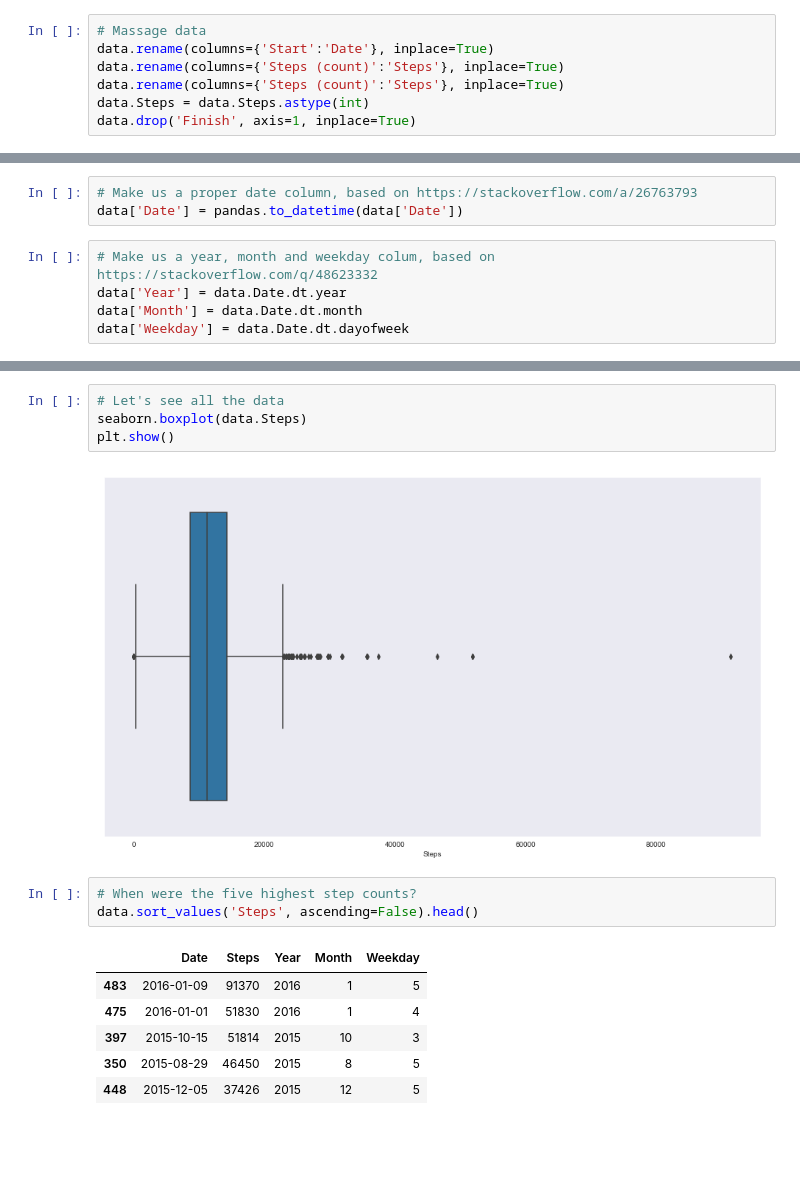
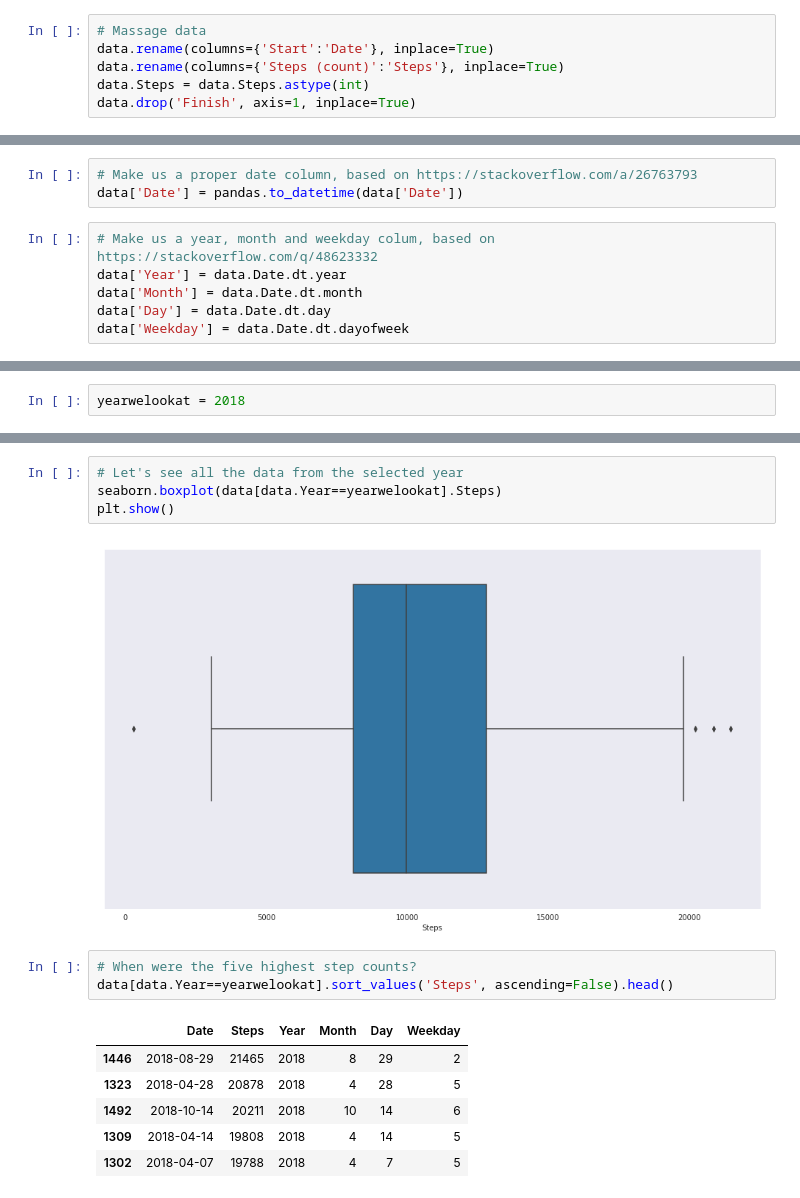
Before and after one commit to habi/steps, a Jupyter notebook: StepData.ipynb, the cells around one changed output, grey strips where cells are left out. Drawn from its saved outputs; the diff is of its cells as text; blank space fills up the shorter version.

```diff
--- a/StepData.ipynb
+++ b/StepData.ipynb
@@ -31,6 +31,5 @@ data.head()
 # Massage data
 data.rename(columns={'Start':'Date'}, inplace=True)
 data.rename(columns={'Steps (count)':'Steps'}, inplace=True)
-data.rename(columns={'Steps (count)':'Steps'}, inplace=True)
 data.Steps = data.Steps.astype(int)
 data.drop('Finish', axis=1, inplace=True)
@@ -41,4 +50,5 @@ data['Date'] = pandas.to_datetime(data['Date'])
 # Make us a year, month and weekday colum, based on https://stackoverflow.com/q/48623332
 data['Year'] = data.Date.dt.year
 data['Month'] = data.Date.dt.month
+data['Day'] = data.Date.dt.day
 data['Weekday'] = data.Date.dt.dayofweek
@@ -54,0 +65,2 @@ data.sample(n=5)
+# %%
+yearwelookat = 2018
@@ -55,16 +86,16 @@ data.sample(n=5)
 # %%
-# Let's see all the data
-seaborn.boxplot(data.Steps)
+# Let's see all the data from the selected year
+seaborn.boxplot(data[data.Year==yearwelookat].Steps)
 plt.show()
 # %% [output]
-[figure, old version]
+[figure, new version]
 # %%
 # When were the five highest step counts?
-data.sort_values('Steps', ascending=False).head()
+data[data.Year==yearwelookat].sort_values('Steps', ascending=False).head()
 # %% [output]
-|  | Date | Steps | Year | Month | Weekday |
-| 483 | 2016-01-09 | 91370 | 2016 | 1 | 5 |
-| 475 | 2016-01-01 | 51830 | 2016 | 1 | 4 |
-| 397 | 2015-10-15 | 51814 | 2015 | 10 | 3 |
-| 350 | 2015-08-29 | 46450 | 2015 | 8 | 5 |
-| 448 | 2015-12-05 | 37426 | 2015 | 12 | 5 |
+|  | Date | Steps | Year | Month | Day | Weekday |
+| 1446 | 2018-08-29 | 21465 | 2018 | 8 | 29 | 2 |
+| 1323 | 2018-04-28 | 20878 | 2018 | 4 | 28 | 5 |
+| 1492 | 2018-10-14 | 20211 | 2018 | 10 | 14 | 6 |
+| 1309 | 2018-04-14 | 19808 | 2018 | 4 | 14 | 5 |
+| 1302 | 2018-04-07 | 19788 | 2018 | 4 | 7 | 5 |
```
Also changed, not shown: parts of 13 cells of this notebook.
